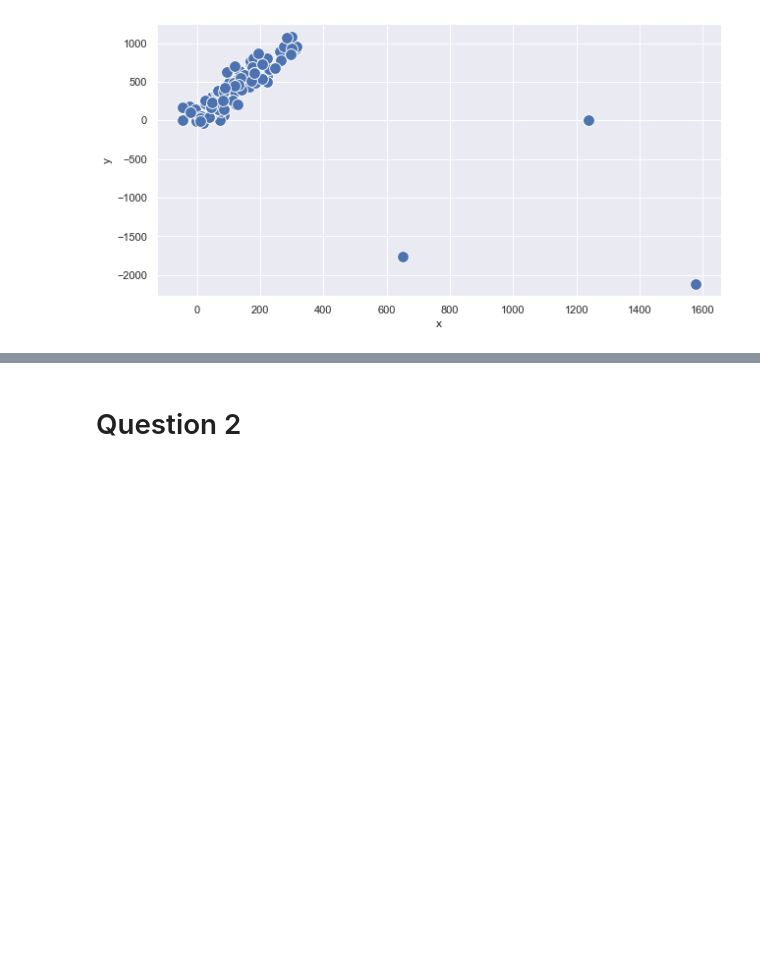
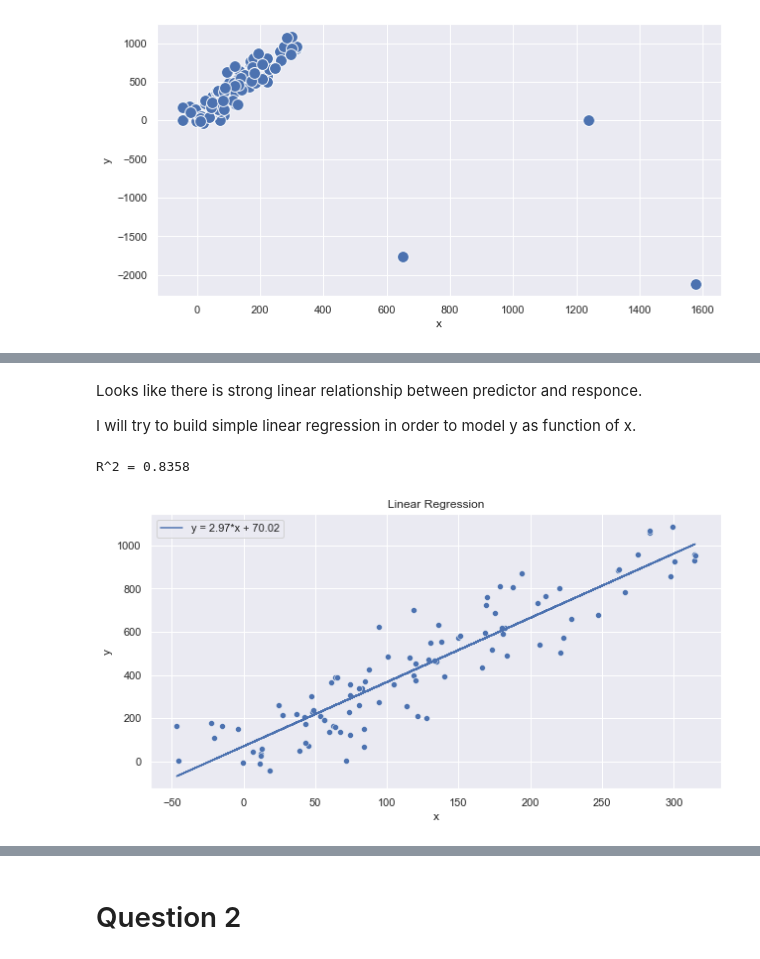
Before and after one commit to DimaFrank/ML, a Jupyter notebook: Assignment1.ipynb, the cells around one changed output, grey strips where cells are left out. Cells and saved outputs as stored; diff of their text form; code cells hidden in the pictures; blank space fills up the shorter version.

```diff
--- a/Assignment1.ipynb
+++ b/Assignment1.ipynb
@@ -47,0 +67,19 @@ sns.scatterplot(data=data1, x='x', y='y', s=140)
+# %% [markdown]
+Looks like there is strong linear relationship between predictor and responce.
+
+I will try to build simple linear regression in order to model y as function of x.
+# %%
+X = np.array(data1_clean['x']).reshape(-1,1)
+y = np.array(data1_clean['y']).reshape(-1,1)
+
+LinReg = LinearRegression().fit(X, y)
+sns.scatterplot(data=data1_clean, x='x', y='y').set(title='Linear Regression')
+LinReg_predicted_y = LinReg.predict(X)
+plt.plot(X, LinReg_predicted_y, label ='y = {}*x + {}'.format(round(LinReg.coef_[0][0],2), round(LinReg.intercept_[0],2)))
+plt.legend(loc='best')
+
+r_squared = LinReg.score(X, y)
+print('R^2 = {}'.format(round(r_squared,4)))
+# %% [output]
+R^2 = 0.8358
+[figure, added]
```
Also changed, not shown: parts of 42 cells of this notebook.
